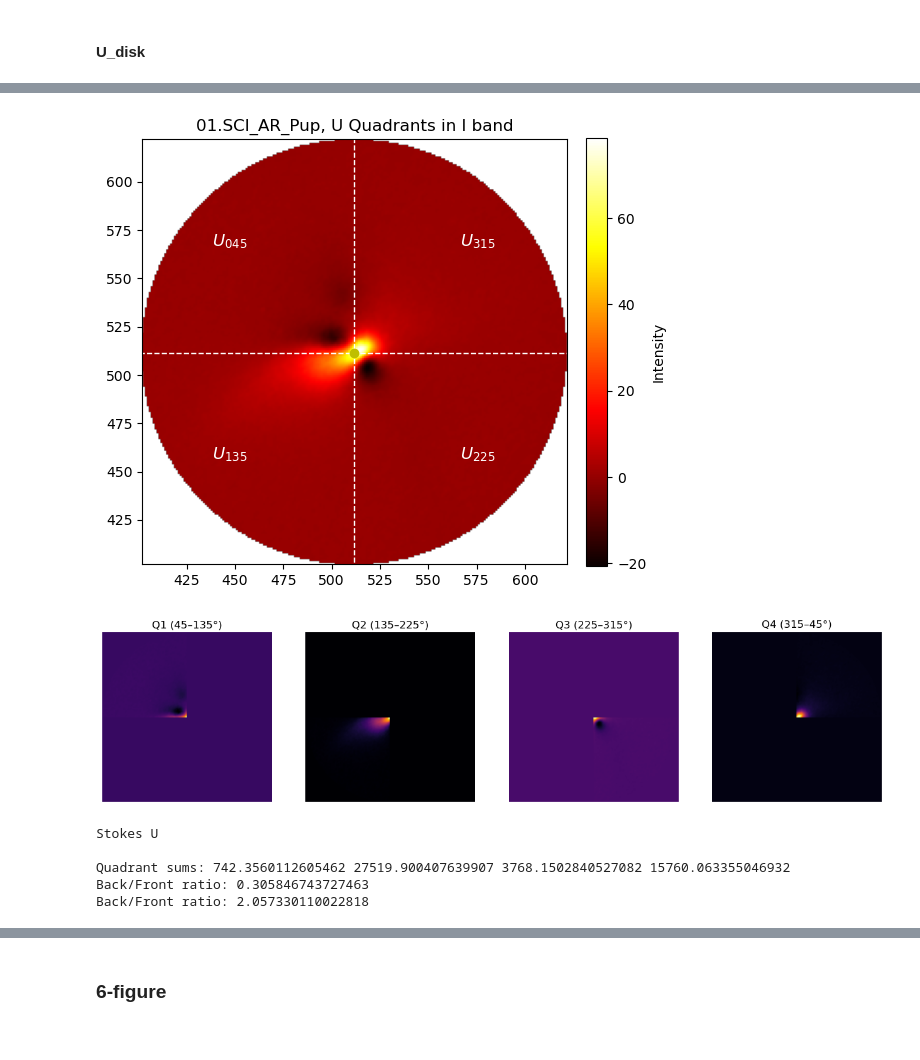
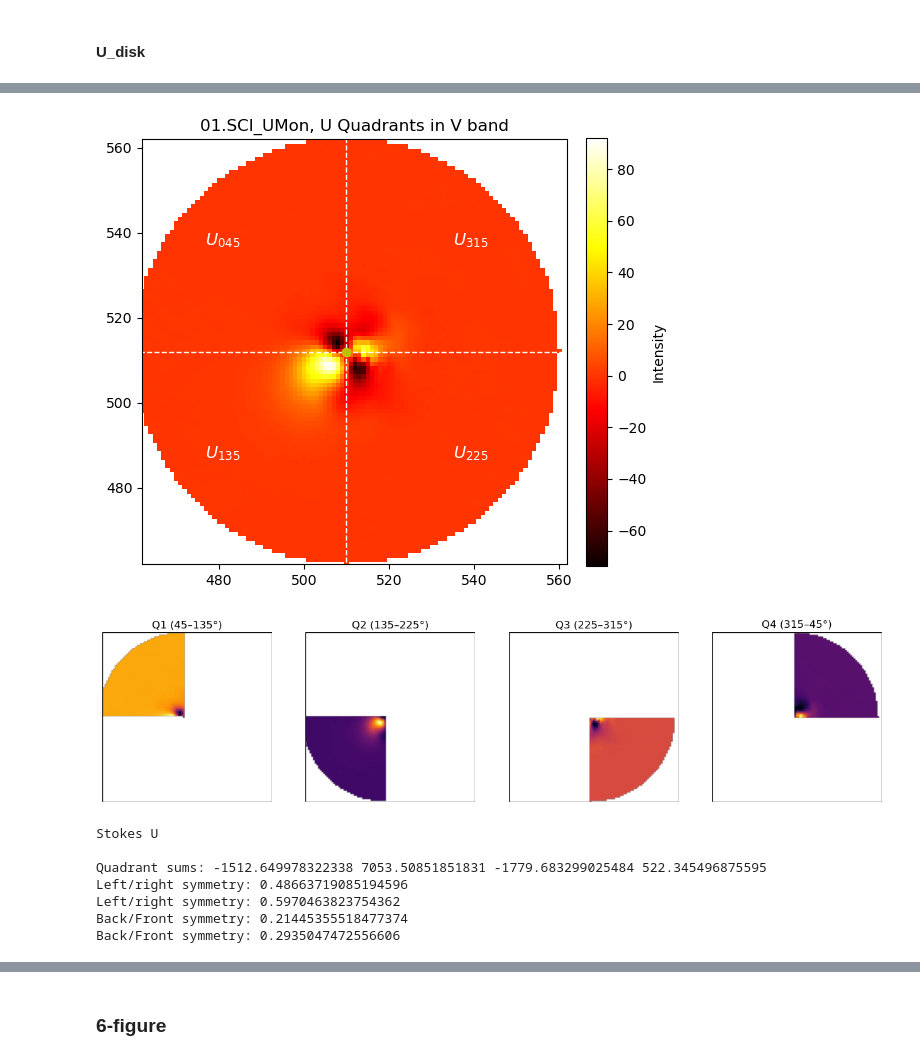
Before and after one commit to aksitadeo/spherediskanalysis, a Jupyter notebook: codes/main/st11.5_Both_HMS_Checks.ipynb, the cells around one changed output, grey strips where cells are left out. Drawn from its saved outputs; the diff is of its cells as text; code cells hidden in the pictures.

```diff
--- a/codes/main/st11.5_Both_HMS_Checks.ipynb
+++ b/codes/main/st11.5_Both_HMS_Checks.ipynb
@@ -211,8 +211,8 @@ def rotatetodisk(file, angle, stokes = 'Q_phi', band = 'I', lim = 110, verbose =
     return rotated_stokes
 # %%
 # omega is the angle at which the 'front' of the disk (i.e. brightest/closest) is located at the bottom
-omega_i = 131                    # UMon = 131 ; AR Pup = 345 - 20
-omega_v = 128                    # UMon = 128 ; AR Pup = 345
+omega_i = 131 + 90                    # UMon = 131 ; AR Pup = 345 - 20
+omega_v = 128 + 90                   # UMon = 128 ; AR Pup = 345
 
 q_phi_i = rotatetodisk(load_Qphi_i, omega_i, band='I', stokes='Q_phi',lim=80)
 q_phi_v = rotatetodisk(load_Qphi_v, omega_v, band='V', stokes='Q_phi',lim=80)
@@ -297,6 +313,6 @@ def transformtodisk(file1, file2, angle, stokes = 'Q', band = 'I', lim = 110, ve
 # %%
-q_i = transformtodisk(load_Q_i,load_U_i, omega_i, band='I', stokes='Q',lim=80)
-q_v = transformtodisk(load_Q_v,load_U_v, omega_v, band='V', stokes='Q',lim=80)
-u_i = transformtodisk(load_Q_i,load_U_i, omega_i, band='I', stokes='U',lim=80)
-u_v = transformtodisk(load_Q_v,load_U_v, omega_v, band='V', stokes='U',lim=80)
+q_i, u_i = transformtodisk(load_Q_i,load_U_i, omega_i, band='I',lim=50)
+q_v, u_v = transformtodisk(load_Q_v,load_U_v, omega_v, band='V',lim=50)
+# u_i = transformtodisk(load_Q_i,load_U_i, omega_i, band='I', stokes='U',lim=80)
+# u_v = transformtodisk(load_Q_v,load_U_v, omega_v, band='V', stokes='U',lim=80)
 # %% [output]
@@ -750,22 +862,23 @@ Back/Front ratio: 1.2920439292385701
 # %%
-u_v_results = U_quadrant_polarisation(u_v, r_in=0, r_out=110, stokes = 'U', band='I')
-
-u_v_dQ_NS  = u_v_results["U045_norm"] + u_v_results["U135_norm"] - u_v_results["U225_norm"] - u_v_results["U315_norm"]
-u_v_dQ_EW  = u_v_results["U135_norm"] + u_v_results["U225_norm"] - u_v_results["U045_norm"] - u_v_results["U315_norm"]
+u_v_results = U_quadrant_polarisation(u_v,center=(510,512), r_in=0, r_out=50, stokes = 'U', band='V')
 
 print("Stokes U")
 print(" ")
 print("Quadrant sums:", u_v_results["U045"], u_v_results["U135"], u_v_results["U225"], u_v_results["U315"])
-print("Back/Front ratio:", u_v_results["ratios"]["045/135"])
-print("Back/Front ratio:", u_v_results["ratios"]["315/225"])
+print("Left/right symmetry:", u_v_results["differences"]["delta_045/315"])
+print("Left/right symmetry:", u_v_results["differences"]["delta_135/225"])
+print("Back/Front symmetry:", u_v_results["ratios"]["lambda_045/135"])
+print("Back/Front symmetry:", u_v_results["ratios"]["lambda_315/225"])
 print(" ")
 # %% [output]
-[figure, old version]
+[figure, new version]
-[figure, old version]
+[figure, new version]
 Stokes U
 
-Quadrant sums: 742.3560112605462 27519.900407639907 3768.1502840527082 15760.063355046932
-Back/Front ratio: 0.305846743727463
-Back/Front ratio: 2.057330110022818
+Quadrant sums: -1512.649978322338 7053.50851851831 -1779.683299025484 522.345496875595
+Left/right symmetry: 0.48663719085194596
+Left/right symmetry: 0.5970463823754362
+Back/Front symmetry: 0.21445355518477374
+Back/Front symmetry: 0.2935047472556606
 # %%
 if 'H' in target_bands[current_target]:
```
Also changed, not shown: parts of 46 cells of this notebook.
